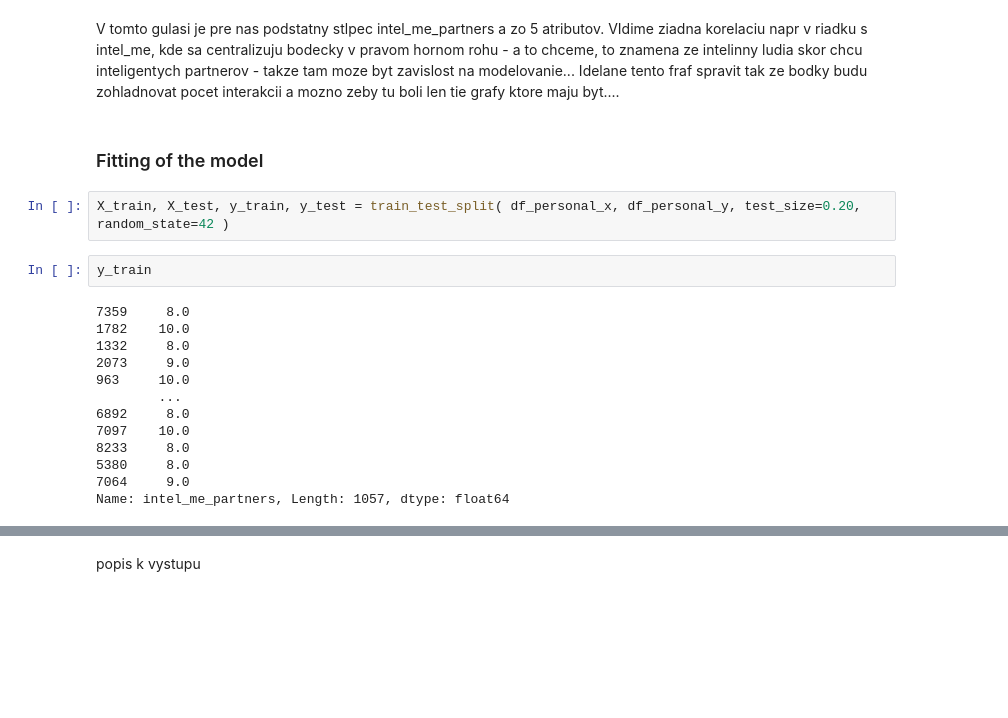
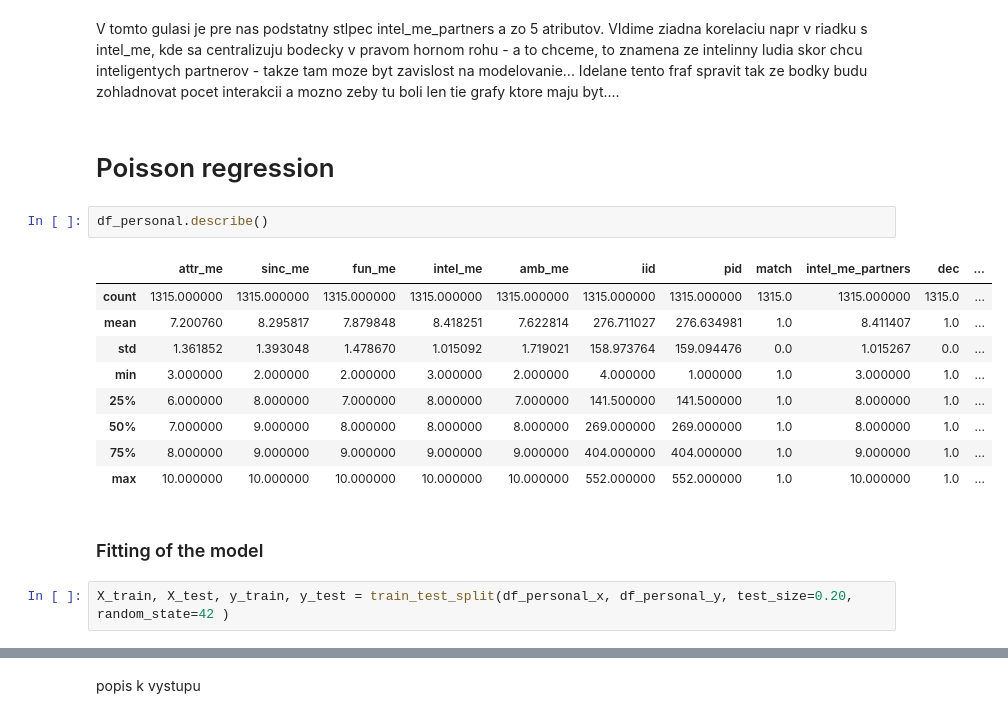
Before and after one commit to JozifekSVK/OZNAL, a Jupyter notebook: Hypothesis.ipynb, the cells around one changed output, grey strips where cells are left out. Drawn from its saved outputs; the diff is of its cells as text; blank space fills up the shorter version.

```diff
--- a/Hypothesis.ipynb
+++ b/Hypothesis.ipynb
@@ -59,21 +59,20 @@ sns.pairplot(df_personal)
 # %% [markdown]
 V tomto gulasi je pre nas podstatny stlpec intel_me_partners a zo 5 atributov. VIdime ziadna korelaciu napr v riadku s intel_me, kde sa centralizuju bodecky v pravom hornom rohu - a to chceme, to znamena ze intelinny ludia skor chcu inteligentych partnerov - takze tam moze byt zavislost na modelovanie... Idelane tento  fraf spravit tak ze bodky budu zohladnovat pocet interakcii a mozno zeby tu boli len tie grafy ktore maju byt....
+# %% [markdown]
+# Poisson regression
+# %%
+df_personal.describe()
+# %% [output]
+|  | attr_me | sinc_me | fun_me | intel_me | amb_me | iid | pid | match | intel_me_partners | dec | ... |
+| count | 1315.000000 | 1315.000000 | 1315.000000 | 1315.000000 | 1315.000000 | 1315.000000 | 1315.000000 | 1315.0 | 1315.000000 | 1315.0 | ... |
+| mean | 7.200760 | 8.295817 | 7.879848 | 8.418251 | 7.622814 | 276.711027 | 276.634981 | 1.0 | 8.411407 | 1.0 | ... |
+| std | 1.361852 | 1.393048 | 1.478670 | 1.015092 | 1.719021 | 158.973764 | 159.094476 | 0.0 | 1.015267 | 0.0 | ... |
+| min | 3.000000 | 2.000000 | 2.000000 | 3.000000 | 2.000000 | 4.000000 | 1.000000 | 1.0 | 3.000000 | 1.0 | ... |
+| 25% | 6.000000 | 8.000000 | 7.000000 | 8.000000 | 7.000000 | 141.500000 | 141.500000 | 1.0 | 8.000000 | 1.0 | ... |
+| 50% | 7.000000 | 9.000000 | 8.000000 | 8.000000 | 8.000000 | 269.000000 | 269.000000 | 1.0 | 8.000000 | 1.0 | ... |
+| 75% | 8.000000 | 9.000000 | 9.000000 | 9.000000 | 9.000000 | 404.000000 | 404.000000 | 1.0 | 9.000000 | 1.0 | ... |
+| max | 10.000000 | 10.000000 | 10.000000 | 10.000000 | 10.000000 | 552.000000 | 552.000000 | 1.0 | 10.000000 | 1.0 | ... |
 # %% [markdown]
 ### Fitting of the model
 # %%
-X_train, X_test, y_train, y_test = train_test_split( df_personal_x, df_personal_y, test_size=0.20, random_state=42 )
+X_train, X_test, y_train, y_test = train_test_split(df_personal_x, df_personal_y, test_size=0.20, random_state=42 )
-# %%
-y_train
-# %% [output]
-7359     8.0
-1782    10.0
-1332     8.0
-2073     9.0
-963     10.0
-        ...
-6892     8.0
-7097    10.0
-8233     8.0
-5380     8.0
-7064     9.0
-Name: intel_me_partners, Length: 1057, dtype: float64
```
Also changed, not shown: parts of 12 cells of this notebook.
